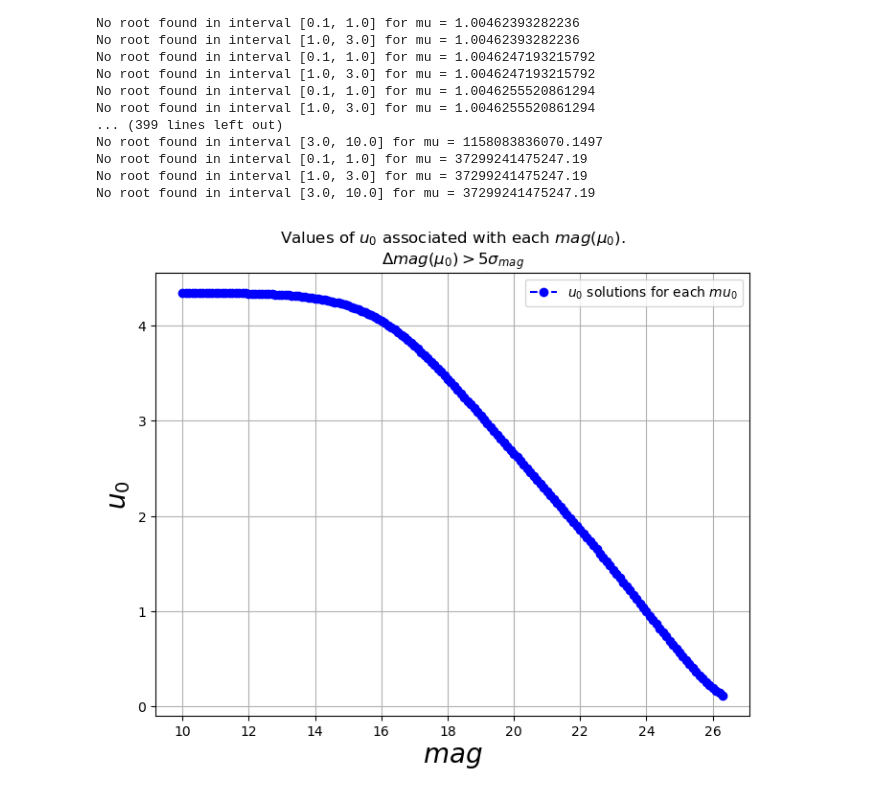
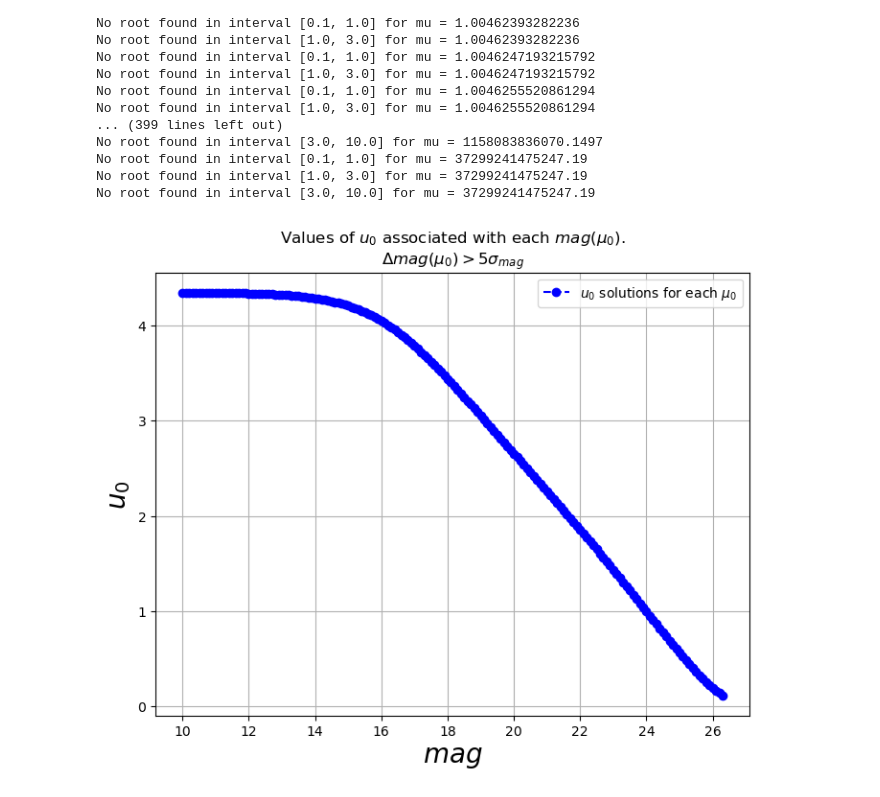
Before and after one commit to anibal-art/Roman_Rubin_NASA, a Jupyter notebook: u0_vs_mag.ipynb, the cells around one changed output. Drawn from its saved outputs; the diff is of its cells as text; code cells hidden in the pictures.

Commit message:
change label u0 vs mag

```diff
--- a/u0_vs_mag.ipynb
+++ b/u0_vs_mag.ipynb
@@ -143,12 +143,12 @@ No root found in interval [3.0, 10.0] for mu = 37299241475247.19
 # %%
 # Plot the results
 plt.figure(figsize=(8, 6))
-plt.plot(mag_plot, u0_plot, color='blue',marker='o',ls='--', label=r'$u_0$ solutions for each $mu_0$')
+plt.plot(mag_plot, u0_plot, color='blue',marker='o',ls='--', label=r'$u_0$ solutions for each $\mu_0$')
 plt.xlabel(r'$mag$',fontsize=20)
 plt.ylabel(r'$u_0$',fontsize=20)
 plt.title(r'Values of $u_0$ associated with each $mag(\mu_0)$.'+'\n$\Delta mag (\\mu_0)>5\\sigma_{mag}$')
 plt.legend()
 plt.grid(True)
 plt.show()
 # %% [output]
-[figure, old version]
+[figure, new version]
```
